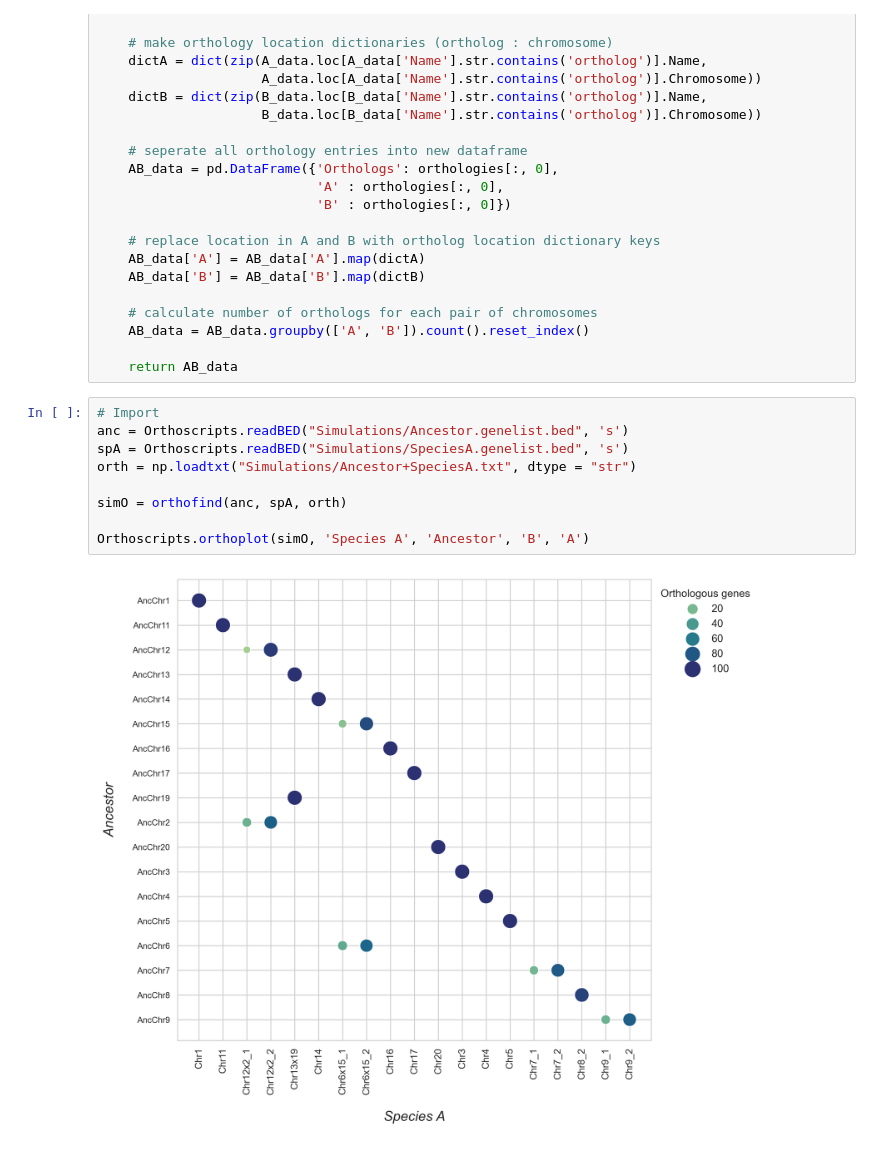
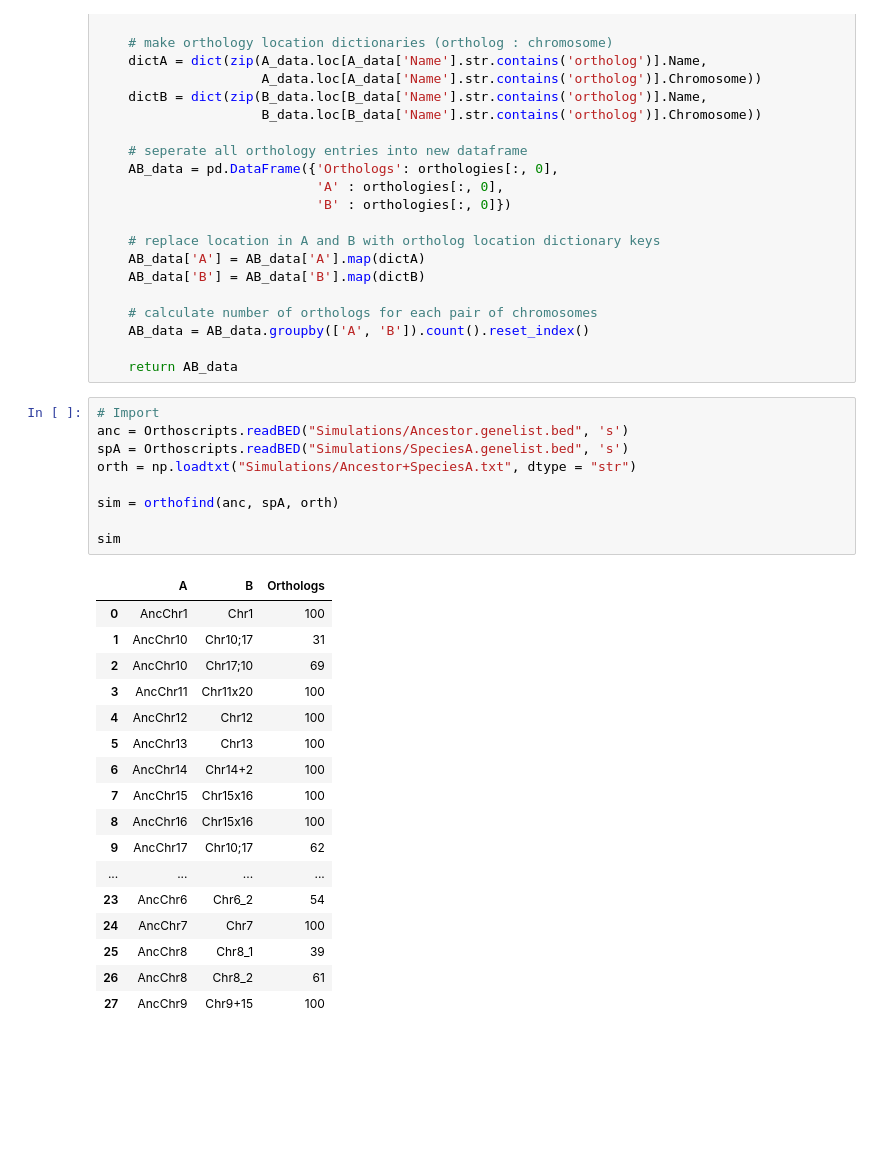
Before and after one commit to rajavat/orthology, a Jupyter notebook: Orthology.ipynb, the cells around one changed output. Drawn from its saved outputs; the diff is of its cells as text; blank space fills up the shorter version.

```diff
--- a/Orthology.ipynb
+++ b/Orthology.ipynb
@@ -459,11 +363,27 @@ def orthofind(genelistA, genelistB, orthologies):
 # %%
 # Import
 anc = Orthoscripts.readBED("Simulations/Ancestor.genelist.bed", 's')
 spA = Orthoscripts.readBED("Simulations/SpeciesA.genelist.bed", 's')
 orth = np.loadtxt("Simulations/Ancestor+SpeciesA.txt", dtype = "str")
 
-simO = orthofind(anc, spA, orth)
+sim = orthofind(anc, spA, orth)
 
-Orthoscripts.orthoplot(simO, 'Species A', 'Ancestor', 'B', 'A')
+sim
 # %% [output]
-[figure, removed]
+|  | A | B | Orthologs |
+| 0 | AncChr1 | Chr1 | 100 |
+| 1 | AncChr10 | Chr10;17 | 31 |
+| 2 | AncChr10 | Chr17;10 | 69 |
+| 3 | AncChr11 | Chr11x20 | 100 |
+| 4 | AncChr12 | Chr12 | 100 |
+| 5 | AncChr13 | Chr13 | 100 |
+| 6 | AncChr14 | Chr14+2 | 100 |
+| 7 | AncChr15 | Chr15x16 | 100 |
+| 8 | AncChr16 | Chr15x16 | 100 |
+| 9 | AncChr17 | Chr10;17 | 62 |
+| ... | ... | ... | ... |
+| 23 | AncChr6 | Chr6_2 | 54 |
+| 24 | AncChr7 | Chr7 | 100 |
+| 25 | AncChr8 | Chr8_1 | 39 |
+| 26 | AncChr8 | Chr8_2 | 61 |
+| 27 | AncChr9 | Chr9+15 | 100 |
```
Also changed, not shown: parts of 15 cells of this notebook, 4 other files.
